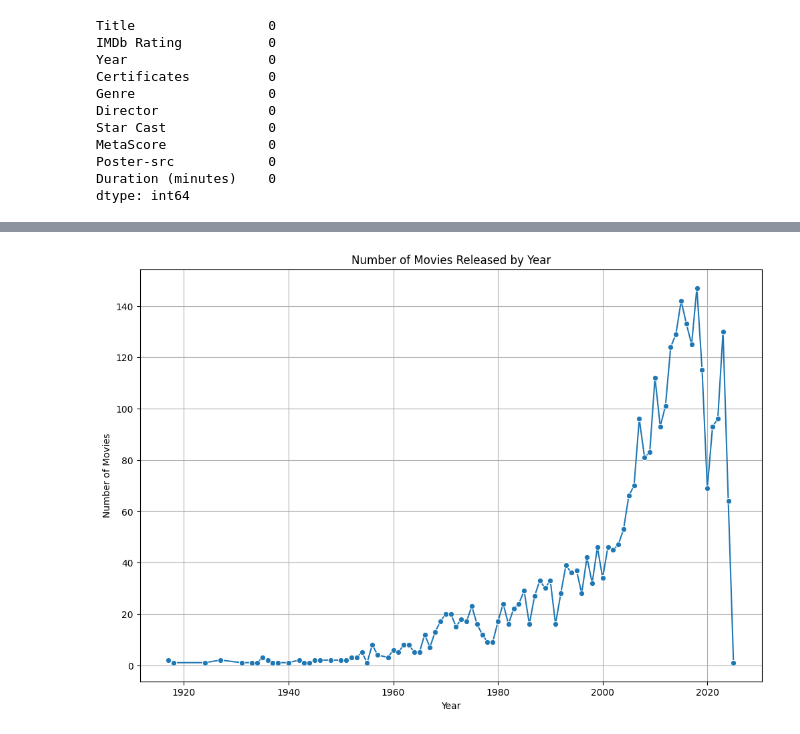
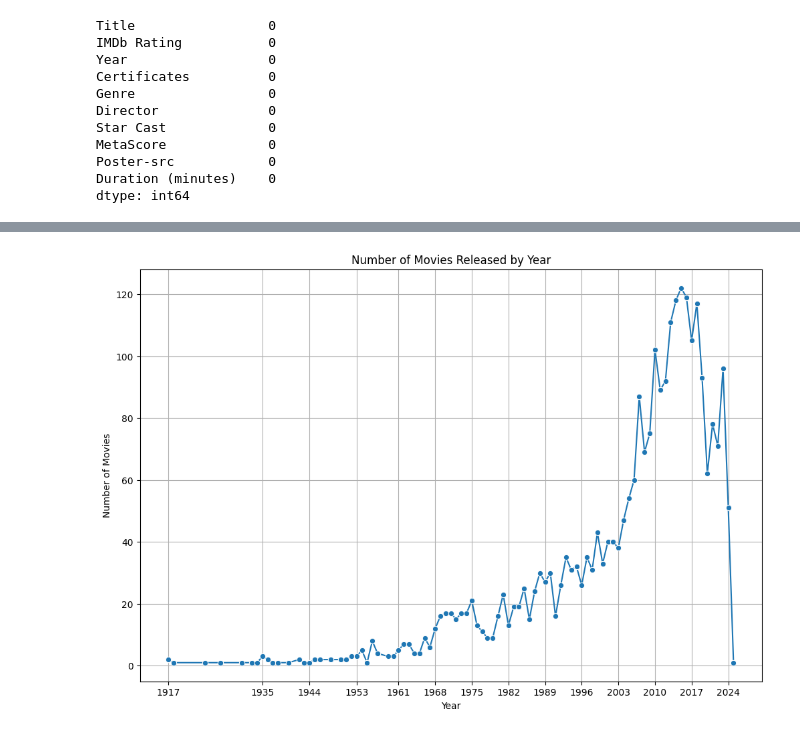
Before and after one commit to wayneflossien/102-final-project, a Jupyter notebook: 102-final_project.ipynb, the cells around one changed output, grey strips where cells are left out. Drawn from its saved outputs; the diff is of its cells as text; code cells hidden in the pictures.

```diff
--- a/102-final_project.ipynb
+++ b/102-final_project.ipynb
@@ -52,0 +71,5 @@ df_sorted.head()
+# %%
+# Drop duplicated rows
+df2 = df.drop_duplicates()
+
+df2.info()
@@ -126,0 +188,10 @@ Passing `palette` without assigning `hue` is deprecated and will be removed in v
+# %%
+# Count the frequency of each year and sort the counts by year
+year_counts = df2['Year'].value_counts().sort_index()
+
+# Convert the Series to a DataFrame so that we can see all of the frequency per year
+year_counts_df = year_counts.reset_index()
+year_counts_df.columns = ['Year', 'Count']
+
+# Display the DataFrame and view as scrollable output
+print(year_counts_df.to_string(index=False))
@@ -127,14 +216,24 @@ Passing `palette` without assigning `hue` is deprecated and will be removed in v
 # %%
-# Count the number of movies released each year
-year_counts = df['Year'].value_counts().sort_index()
+# Creating 12 labels to see better the year
+labels = max(1, len(year_counts) // 12)
+x_ticks = year_counts.index[::labels]
 
-# Create a line chart
+# Creating the line chart
 plt.figure(figsize=(12, 8))
 sns.lineplot(x=year_counts.index, y=year_counts.values, marker='o')
+
+# Set the title and labels
 plt.title('Number of Movies Released by Year')
 plt.xlabel('Year')
 plt.ylabel('Number of Movies')
+
+# Set the X-axis labels
+plt.xticks(ticks=x_ticks, rotation=0)
+
+# Enable the grid
 plt.grid(True)
+
+# Show the plot
 plt.show()
 # %% [output]
-[figure, old version]
+[figure, new version]
```
Also changed, not shown: parts of 16 cells of this notebook.
